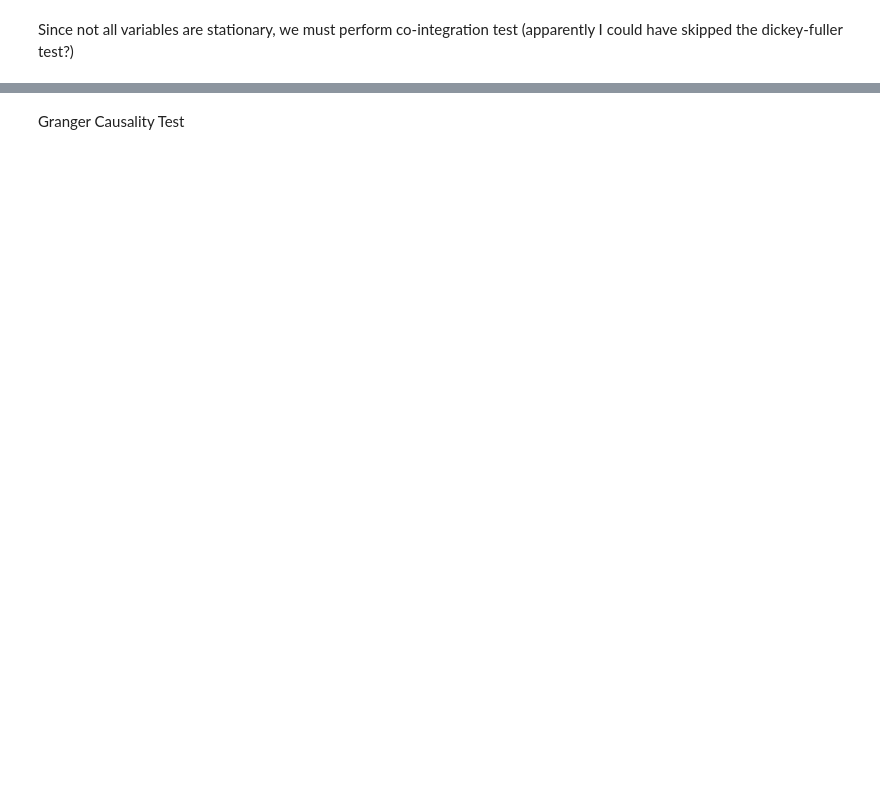
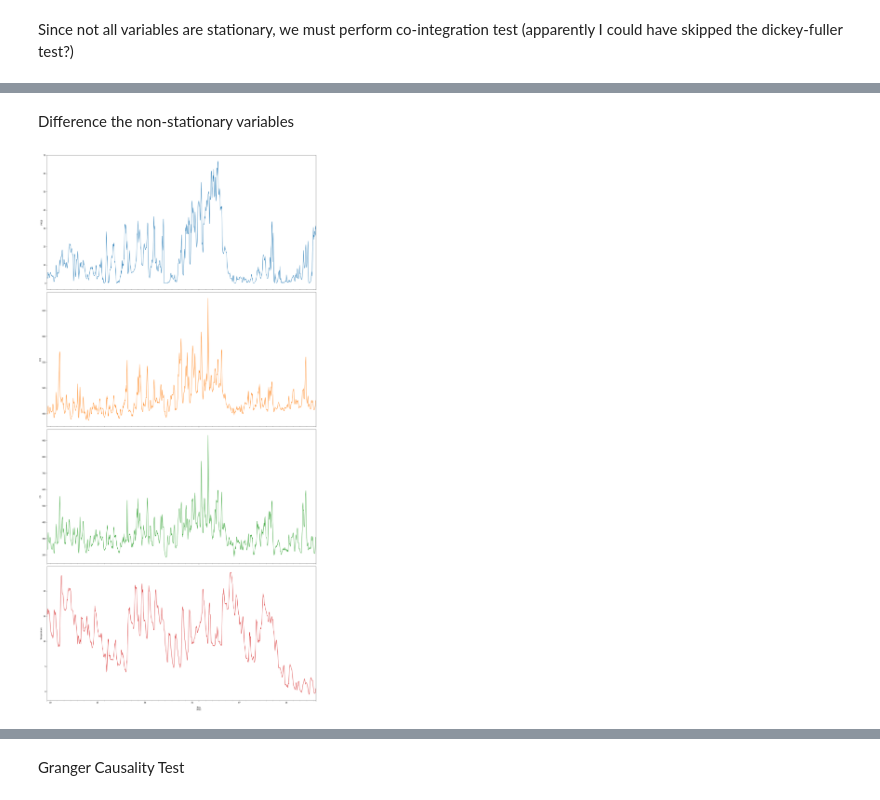
Before and after one commit to markuskunej/air-pollution-thesis, a Jupyter notebook: VARIMA.ipynb, the cells around one changed output, grey strips where cells are left out. Cells and saved outputs as stored; diff of their text form; code cells hidden in the pictures; blank space fills up the shorter version.

```diff
--- a/VARIMA.ipynb
+++ b/VARIMA.ipynb
@@ -252,3 +254,12 @@ Trace Stat Crit Vals:
  [15.7175 17.7961 22.2519]
  [ 9.4748 11.2246 15.0923]
  [ 2.9762  4.1296  6.9406]]
+# %% [markdown]
+Difference the non-stationary variables
+# %%
+non_stationary_columns = ["PM10", "CO2", "CO", "Temperature"]
+
+# visualize cols before
+plot_df(big_df[non_stationary_columns])
+# %% [output]
+[figure, added]
```
Also changed, not shown: parts of 21 cells of this notebook.
